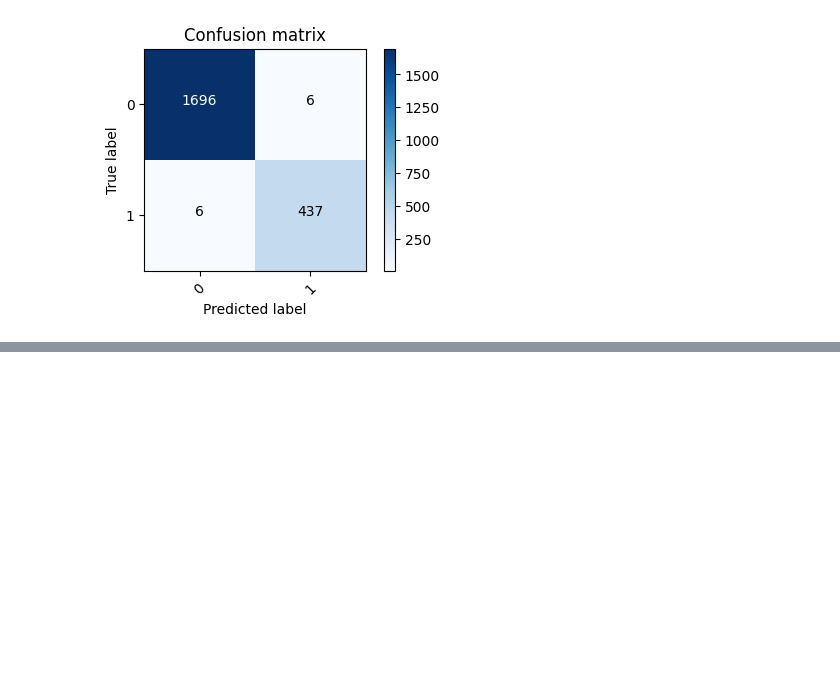
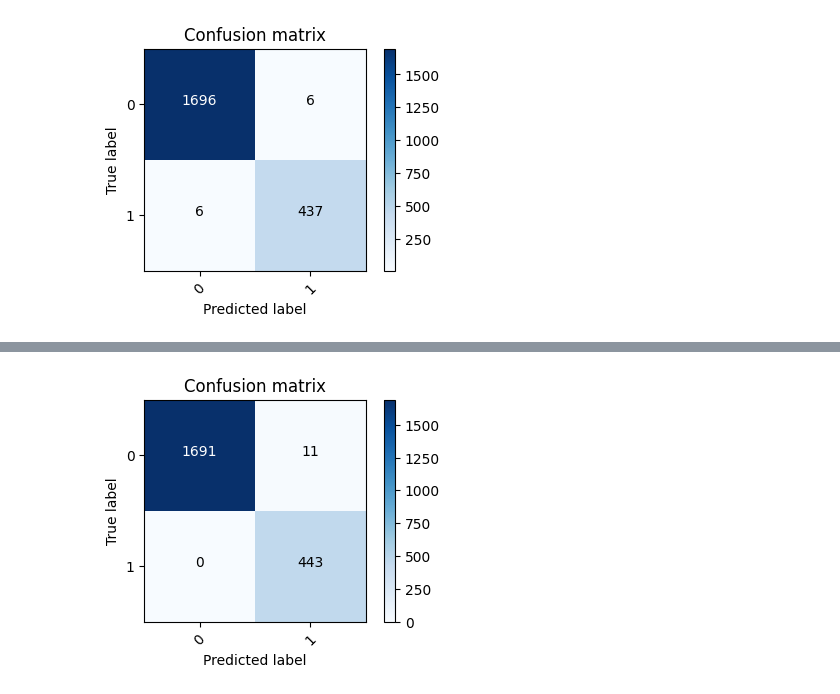
Before and after one commit to robfairh/portfolio_projects, a Jupyter notebook: MachineLearning/ThesisSimplifiedModel.ipynb, the cells around one changed output, grey strips where cells are left out. Cells and saved outputs as stored; diff of their text form; code cells hidden in the pictures; blank space fills up the shorter version.

```diff
--- a/MachineLearning/ThesisSimplifiedModel.ipynb
+++ b/MachineLearning/ThesisSimplifiedModel.ipynb
@@ -335,0 +378,19 @@ ACC: 0.9944055944055944, REC: 0.9864559819413092
+# %%
+# FNN
+# the following parameters were optimized using bayesian optimization based on the accuracy
+n_layer_1, n_layer_2, batch_size = 38, 135, 36
+
+model = Sequential()
+model.add(Dense(n_layer_1, activation='relu', input_dim = norm_xtrain.shape[1]))
+model.add(Dense(n_layer_2, activation='relu'))
+model.add(Dense(1, activation='sigmoid'))
+
+model.compile(optimizer='adam', loss='binary_crossentropy', metrics=['accuracy'])
+model.fit(norm_xtrain, ytrain, epochs=60, batch_size=batch_size, validation_split=0.15, verbose=False)
+
+yhat = model.predict(norm_xtest)
+yhat[yhat >= 0.5] = 1
+yhat[yhat < 0.5] = 0
+calc_metrics(ytest, yhat)
+plot_confusion_matrix(ytest, yhat, figname='cnfm', save=False)
+# %% [output]
@@ -335,0 +401 @@ ACC: 0.9944055944055944, REC: 0.9864559819413092
+[figure, added]
```
Also changed, not shown: parts of 10 cells of this notebook.
